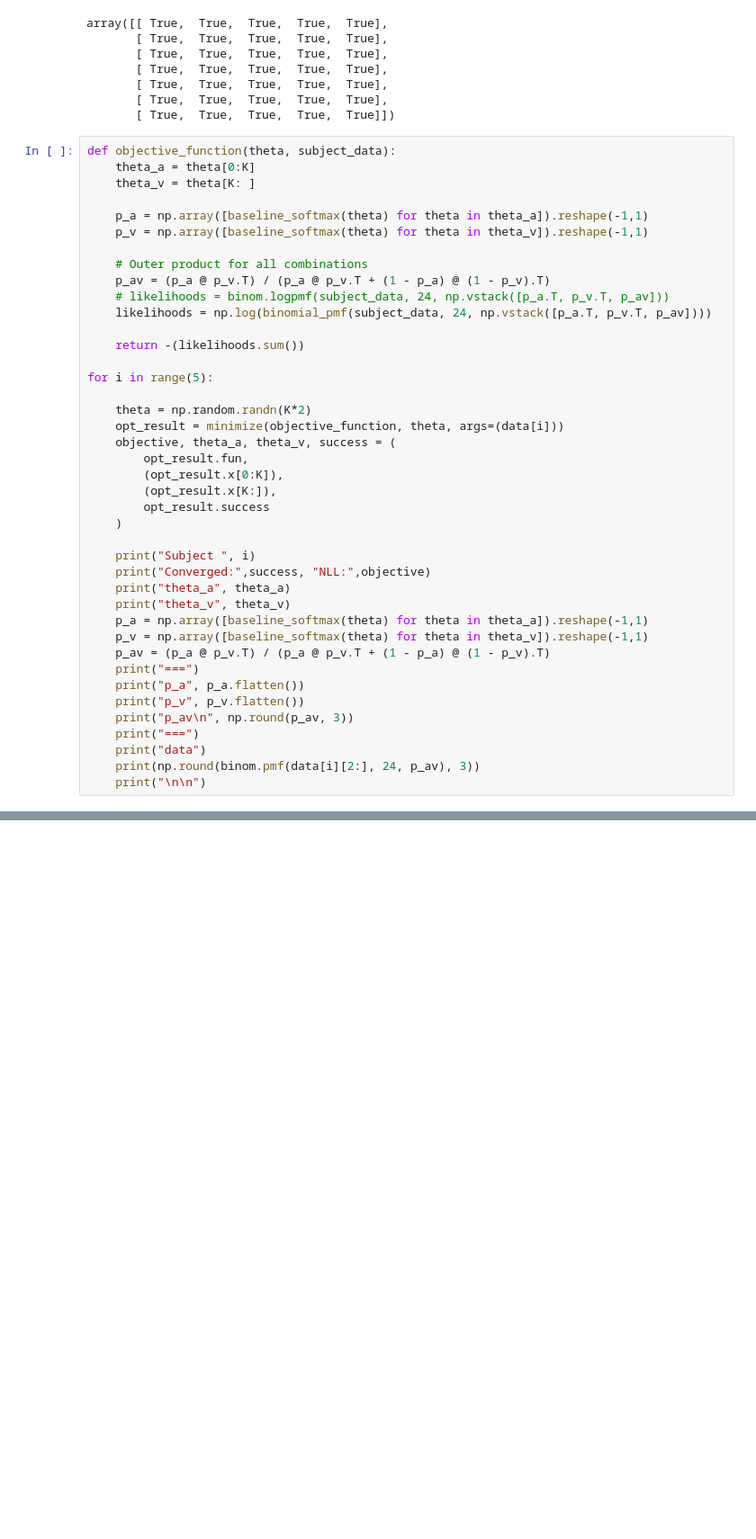
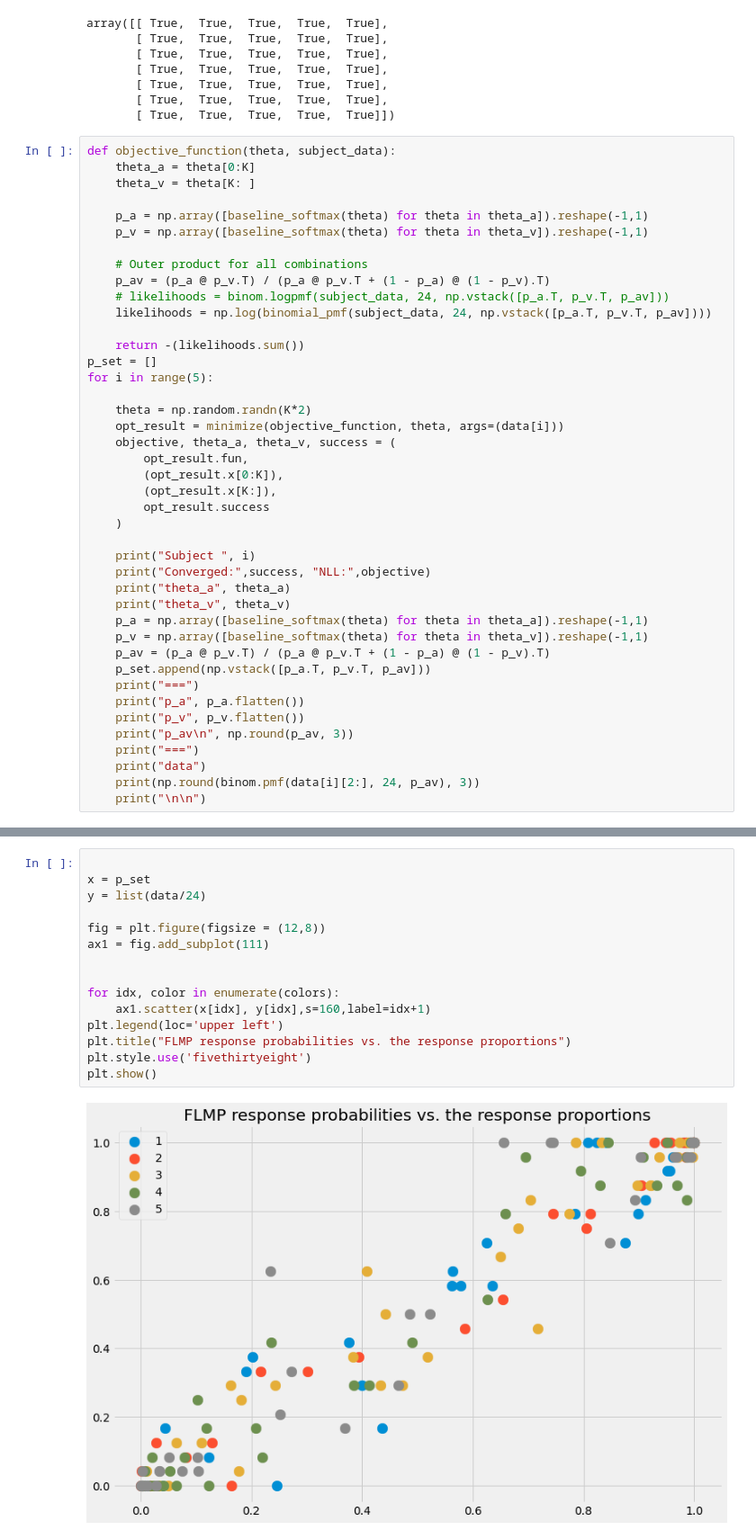
Before and after one commit to simonamtoft/bayesian-audiovisual-speech-perception, a Jupyter notebook: notebook.ipynb, the cells around one changed output, grey strips where cells are left out. Shown: that part at 90% size. Cells and saved outputs as stored; diff of their text form; blank space fills up the shorter version.

```diff
--- a/notebook.ipynb
+++ b/notebook.ipynb
@@ -56,7 +56,7 @@ def objective_function(theta, subject_data):
     likelihoods = np.log(binomial_pmf(subject_data, 24, np.vstack([p_a.T, p_v.T, p_av])))
 
     return -(likelihoods.sum())
-
+p_set = []
 for i in range(5):
 
     theta = np.random.randn(K*2)
@@ -75,6 +75,7 @@ for i in range(5):
     p_a = np.array([baseline_softmax(theta) for theta in theta_a]).reshape(-1,1)
     p_v = np.array([baseline_softmax(theta) for theta in theta_v]).reshape(-1,1)
     p_av = (p_a @ p_v.T) / (p_a @ p_v.T + (1 - p_a) @ (1 - p_v).T)
+    p_set.append(np.vstack([p_a.T, p_v.T, p_av]))
     print("===")
     print("p_a", p_a.flatten())
     print("p_v", p_v.flatten())
@@ -101,3 +102,20 @@ p_av
  [0.777 0.268 0.157 0.364 0.972]
  [0.227 0.02  0.04  0.135 0.994]
  [0.302 0.039 0.147 0.9   0.996]]
+# %%
+
+x = p_set
+y = list(data/24)
+
+fig = plt.figure(figsize = (12,8))
+ax1 = fig.add_subplot(111)
+
+
+for idx, color in enumerate(colors):
+    ax1.scatter(x[idx], y[idx],s=160,label=idx+1)
+plt.legend(loc='upper left')
+plt.title("FLMP response probabilities vs. the response proportions")
+plt.style.use('fivethirtyeight')
+plt.show()
+# %% [output]
+[figure, added]
```
Also changed, not shown: parts of 1 cell of this notebook.
